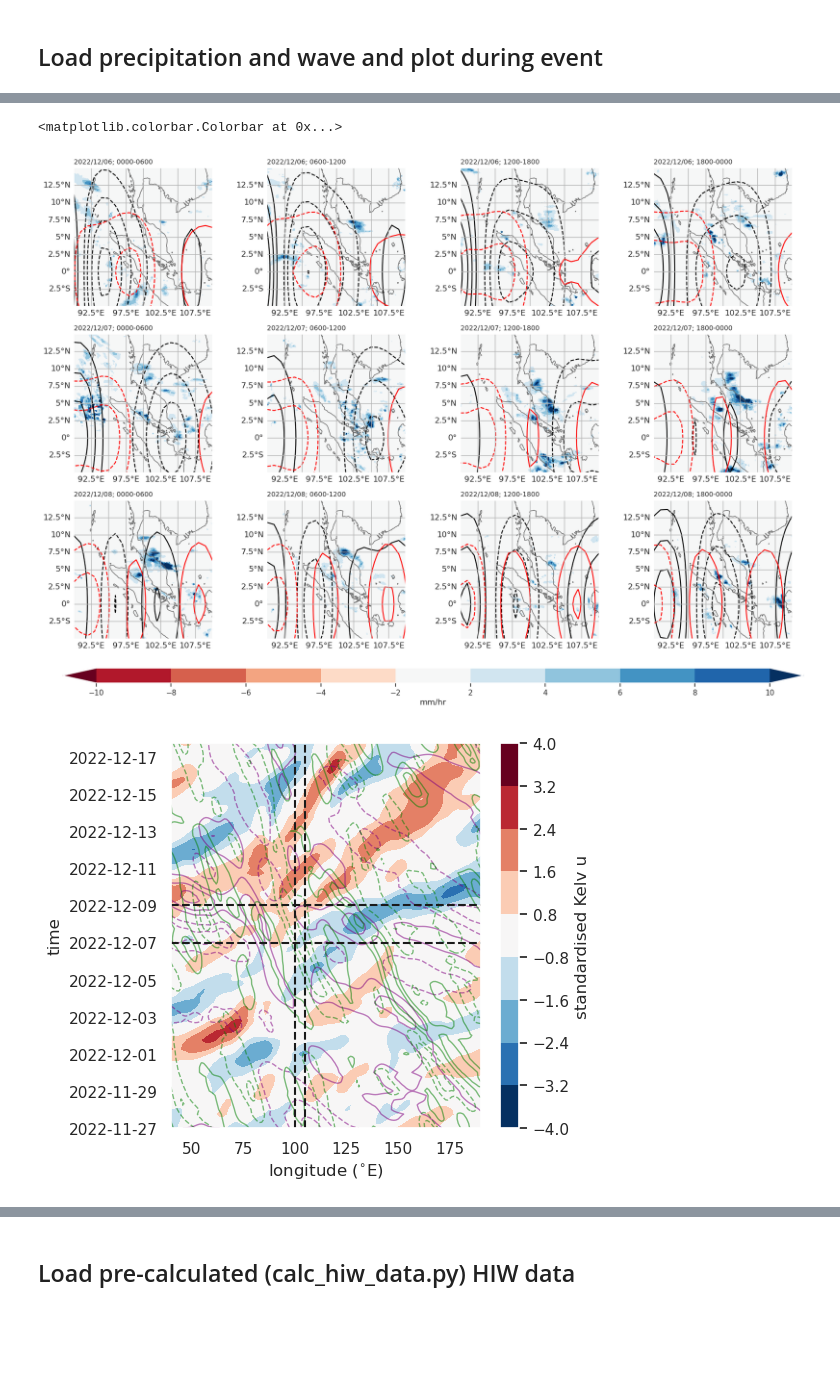
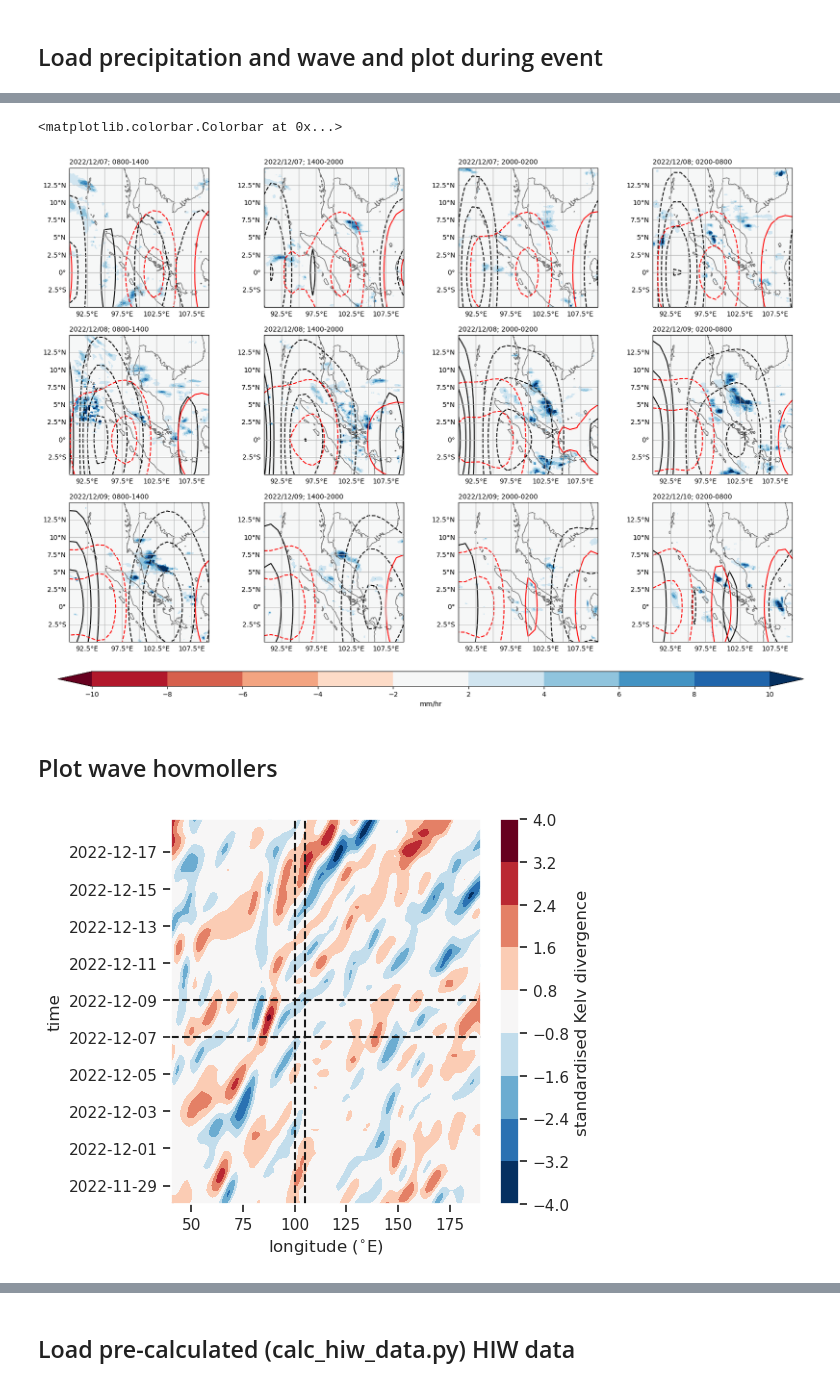
Before and after one commit to samjferrett/penang_training_workshop_2024, a Jupyter notebook: case_example.ipynb, the cells around one changed output, grey strips where cells are left out. Saved outputs shown, nothing was run; the diff lists cells and outputs as text; code cells hidden in the pictures; blank space fills up the shorter version.

```diff
--- a/case_example.ipynb
+++ b/case_example.ipynb
@@ -93,10 +93,11 @@ for i,ax in enumerate(np.ravel(axs)):
     cont = toplot.isel(time=i).plot.contourf(x='lon',y='lat',ax=ax,transform=ccrs.PlateCarree(),levels=levels,extend='both',cmap=plt.cm.RdBu,add_colorbar=False)
     divtoplot.isel(time=i).plot.contour(x='lon',y='lat',ax=ax,transform=ccrs.PlateCarree(),levels=np.array(levels)*2.5e-7,colors='black')
     vortoplot.isel(time=i).plot.contour(x='lon',y='lat',ax=ax,transform=ccrs.PlateCarree(),levels=np.array(levels)*2.5e-6,colors='red')
-    date = pd.to_datetime(toplot.isel(time=i).time.values).strftime('%Y/%m/%d')
-    #print(date)
+    #dates in local time UTC+8
+    date_start = pd.to_datetime(toplot.isel(time=i).time.values+np.timedelta64(6,'h')).strftime('%Y/%m/%d; %H00')
+    date_end = pd.to_datetime(toplot.isel(time=i).time.values+np.timedelta64(12,'h')).strftime('-%H00')
     ax.set_title('')
-    ax.set_title(f'{date}; {i*6%24:02d}00-{(i*6+6)%24:02d}00',fontsize=10,loc='left')
+    ax.set_title(f'{date_start}{date_end}',fontsize=10,loc='left')
     ax.coastlines(color='.4')
     gl=ax.gridlines(draw_labels=True,color='.7')
     gl.top_labels=False
@@ -104,29 +105,28 @@ for i,ax in enumerate(np.ravel(axs)):
 plt.colorbar(cont,ax=axs,orientation='horizontal',pad=.05,aspect=50,label='mm/hr')
 # %% [output]
 <matplotlib.colorbar.Colorbar at 0x...>
-[figure, old version]
+[figure, new version]
+# %% [markdown]
+## Plot wave hovmollers
 # %%
-Kelv_hov = Kelv.eastward_wind.sel(lat=0,lon=slice(40,190))
+Kelv_hov = Kelv.divergence.sel(lat=0,lon=slice(40,190))
 R1_hov = R1.eastward_wind.sel(lat=0,lon=slice(40,190))
-WMRG_hov = WMRG.northward_wind.sel(lat=0,lon=slice(40,190))
+WMRG_hov = WMRG.eastward_wind.sel(lat=-8,lon=slice(40,190))
 Kelv_hov, R1_hov, WMRG_hov = [nc/nc.std('time') for nc in [Kelv_hov, R1_hov, WMRG_hov]]
 
 levels = list(filter(lambda n: n!=0,np.linspace(-4,4,11)))
 levels2 = list(filter(lambda n: n!=0,np.arange(-4,5,1)))
 
 fig,ax = plt.subplots(figsize=[5,5])
-Kelv_hov.plot.contourf(ax=ax,levels=levels)
-R1_hov.plot.contour(ax=ax,levels=levels2,colors='purple',linewidths=1,alpha=.5)
-WMRG_hov.plot.contour(ax=ax,levels=levels2,colors='green',linewidths=1,alpha=.5)
-ax.grid()
-#ax.axhline(np.datetime64('2021-12-16'),linestyle='dashed',color='k')
-#ax.axhline(np.datetime64('2021-12-18'),linestyle='dashed',color='k')
+cont = Kelv_hov.plot.contourf(ax=ax,levels=levels)
+#R1_hov.plot.contour(ax=ax,levels=levels2,colors='purple',linewidths=1,alpha=.5)
+#WMRG_hov.plot.contour(ax=ax,levels=levels2,colors='green',linewidths=1,alpha=.5)
 ax.axhline(np.datetime64('2022-12-07'),linestyle='dashed',color='k')
 ax.axhline(np.datetime64('2022-12-09'),linestyle='dashed',color='k')
 [ax.axvline(l,linestyle='dashed',color='k') for l in [100,105]]
-fig.axes[-1].set_ylabel('standardised Kelv u')
+fig.axes[-1].set_ylabel('standardised Kelv divergence')
 ax.set_xlabel(r'longitude ($^{\circ}$E)')
 ax.set_title('')
 plt.show()
 # %% [output]
-[figure, old version]
+[figure, new version]
```
Also changed, not shown: parts of 14 cells of this notebook.
